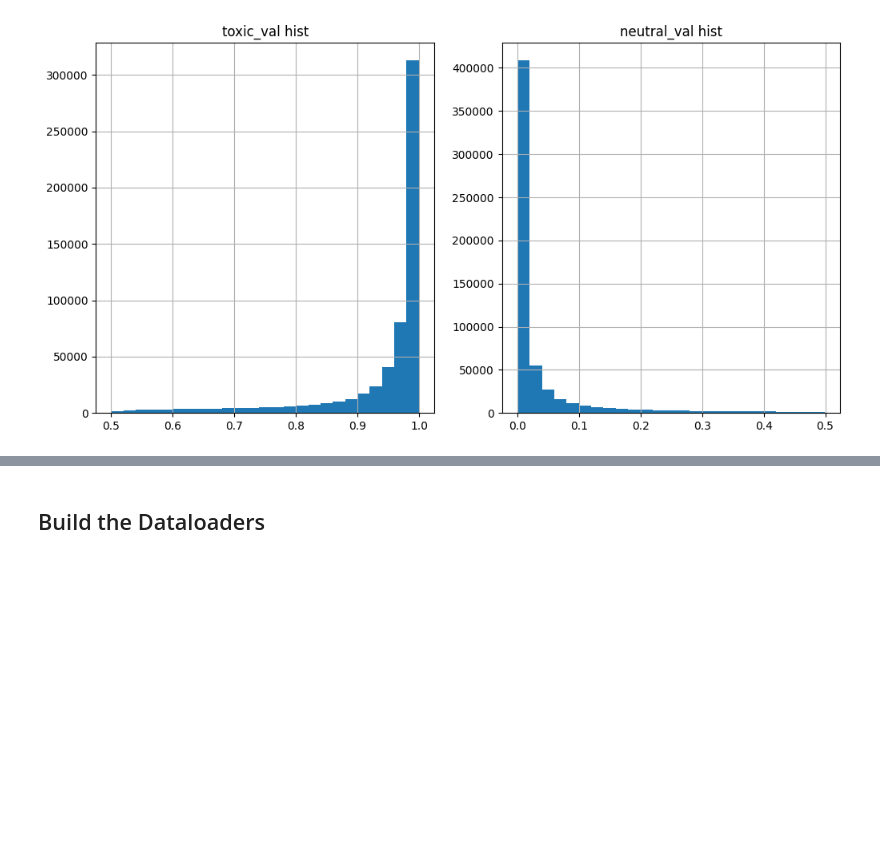
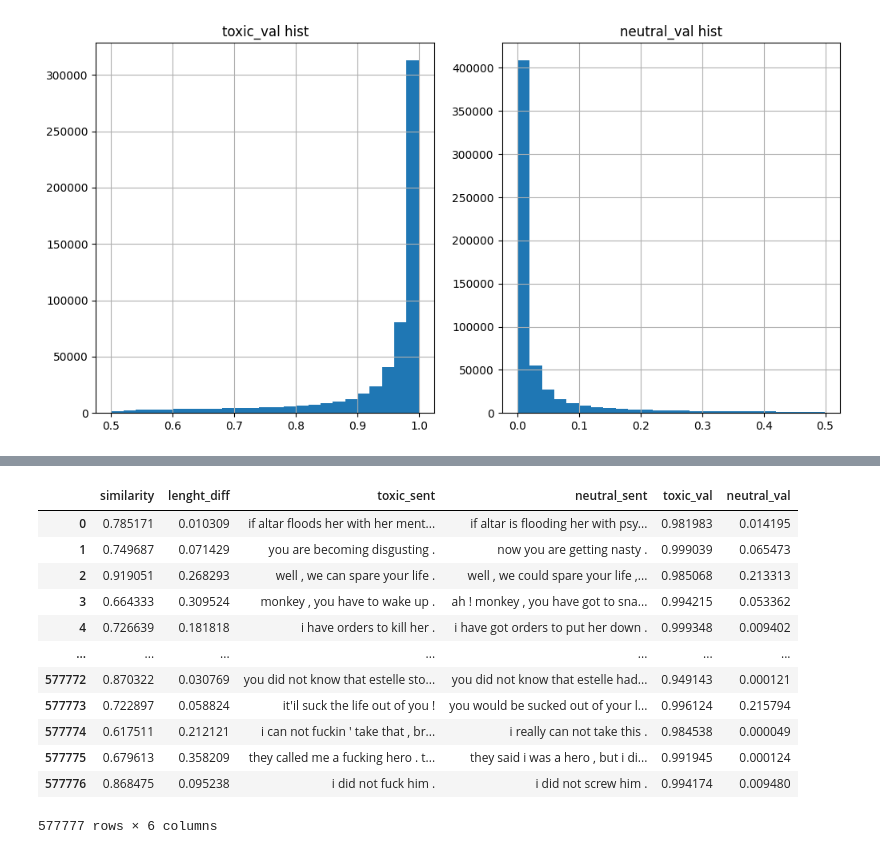
Before and after one commit to ToirovSadi/Text_De-toxification, a Jupyter notebook: notebooks/preprocessing.ipynb, the cells around one changed output, grey strips where cells are left out. Saved outputs shown, nothing was run; the diff lists cells and outputs as text; code cells hidden in the pictures; blank space fills up the shorter version.

```diff
--- a/notebooks/preprocessing.ipynb
+++ b/notebooks/preprocessing.ipynb
@@ -122,0 +241,8 @@ df
+# %%
+import contractions
+
+def convert_contractions(text: list[str]) -> list[str]:
+    return [contractions.fix(word) for word in text]
+
+df.loc[:, 'toxic_sent'] = df['toxic_sent'].apply(convert_contractions)
+df.loc[:, 'neutral_sent'] = df['neutral_sent'].apply(convert_contractions)
@@ -123,2 +256,24 @@ df
+# %%
+def list_to_str(text: list[str]) -> str:
+    return " ".join(text)
+
+df.loc[:, 'toxic_sent'] = df['toxic_sent'].apply(list_to_str)
+df.loc[:, 'neutral_sent'] = df['neutral_sent'].apply(list_to_str)
+# %%
+df
+# %% [output]
+|  | similarity | lenght_diff | toxic_sent | neutral_sent | toxic_val | neutral_val |
+| 0 | 0.785171 | 0.010309 | if altar floods her with her ment... | if altar is flooding her with psy... | 0.981983 | 0.014195 |
+| 1 | 0.749687 | 0.071429 | you are becoming disgusting . | now you are getting nasty . | 0.999039 | 0.065473 |
+| 2 | 0.919051 | 0.268293 | well , we can spare your life . | well , we could spare your life ,... | 0.985068 | 0.213313 |
+| 3 | 0.664333 | 0.309524 | monkey , you have to wake up . | ah ! monkey , you have got to sna... | 0.994215 | 0.053362 |
+| 4 | 0.726639 | 0.181818 | i have orders to kill her . | i have got orders to put her down . | 0.999348 | 0.009402 |
+| ... | ... | ... | ... | ... | ... | ... |
+| 577772 | 0.870322 | 0.030769 | you did not know that estelle sto... | you did not know that estelle had... | 0.949143 | 0.000121 |
+| 577773 | 0.722897 | 0.058824 | it'il suck the life out of you ! | you would be sucked out of your l... | 0.996124 | 0.215794 |
+| 577774 | 0.617511 | 0.212121 | i can not fuckin ' take that , br... | i really can not take this . | 0.984538 | 0.000049 |
+| 577775 | 0.679613 | 0.358209 | they called me a fucking hero . t... | they said i was a hero , but i di... | 0.991945 | 0.000124 |
+| 577776 | 0.868475 | 0.095238 | i did not fuck him . | i did not screw him . | 0.994174 | 0.009480 |
+577777 rows × 6 columns
 # %%
 # save the preprocessed df
@@ -129,2 +280,0 @@ df.loc[:, 'neutral_sent'] = df['neutral_sent'].apply(lambda x: x.split(' '))
-# %% [markdown]
-## Build the Dataloaders
```
Also changed, not shown: parts of 37 cells of this notebook, 42 other files.
